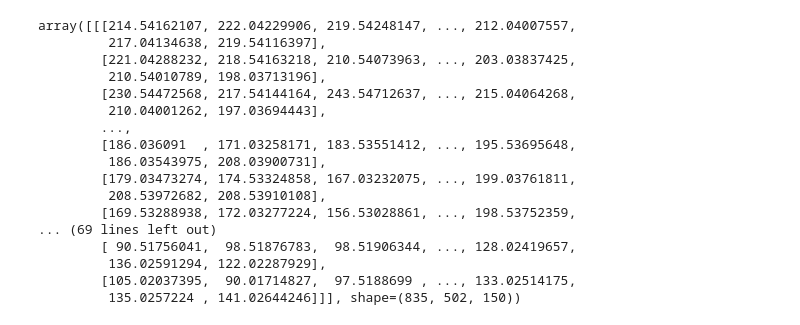
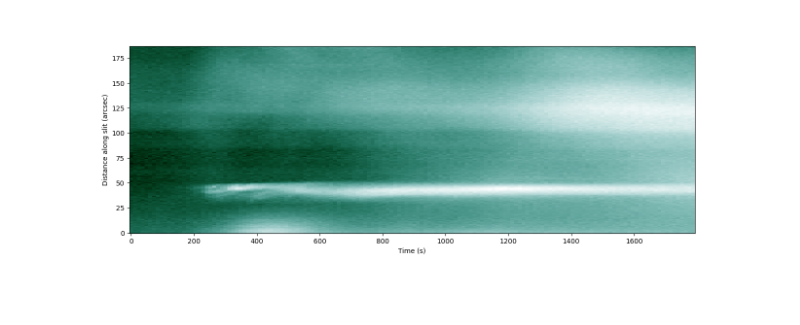
Before and after one commit to SunImagesTDPB/GeneralSolarAnalysis, a Jupyter notebook: main.ipynb, the cells around one changed output. Cells and saved outputs as stored; diff of their text form; code cells hidden in the pictures; blank space fills up the shorter version.

```diff
--- a/main.ipynb
+++ b/main.ipynb
@@ -20,20 +22,5 @@ AttributeError: 'NoneType' object has no attribute 'get_xdata'
 # %%
-aia_map.data
+from TDPlotter import *
+xin, yin = np.loadtxt('test_points.csv', delimiter=',').T
+
+test_data = TDPlotter('../sunishot/images')
-# %% [output]
-array([[[214.54162107, 222.04229906, 219.54248147, ..., 212.04007557,
-         217.04134638, 219.54116397],
-        [221.04288232, 218.54163218, 210.54073963, ..., 203.03837425,
-         210.54010789, 198.03713196],
-        [230.54472568, 217.54144164, 243.54712637, ..., 215.04064268,
-         210.04001262, 197.03694443],
-        ...,
-        [186.036091  , 171.03258171, 183.53551412, ..., 195.53695648,
-         186.03543975, 208.03900731],
-        [179.03473274, 174.53324858, 167.03232075, ..., 199.03761811,
-         208.53972682, 208.53910108],
-        [169.53288938, 172.03277224, 156.53028861, ..., 198.53752359,
-... (69 lines left out)
-        [ 90.51756041,  98.51876783,  98.51906344, ..., 128.02419657,
-         136.02591294, 122.02287929],
-        [105.02037395,  90.01714827,  97.5188699 , ..., 133.02514175,
-         135.0257224 , 141.02644246]]], shape=(835, 502, 150))
@@ -39,0 +29,4 @@ array([[[214.54162107, 222.04229906, 219.54248147, ..., 212.04007557,
+# %%
+test_data.plot_td(94)
+# %% [output]
+[figure, added]
```
Also changed, not shown: parts of 3 cells of this notebook.
